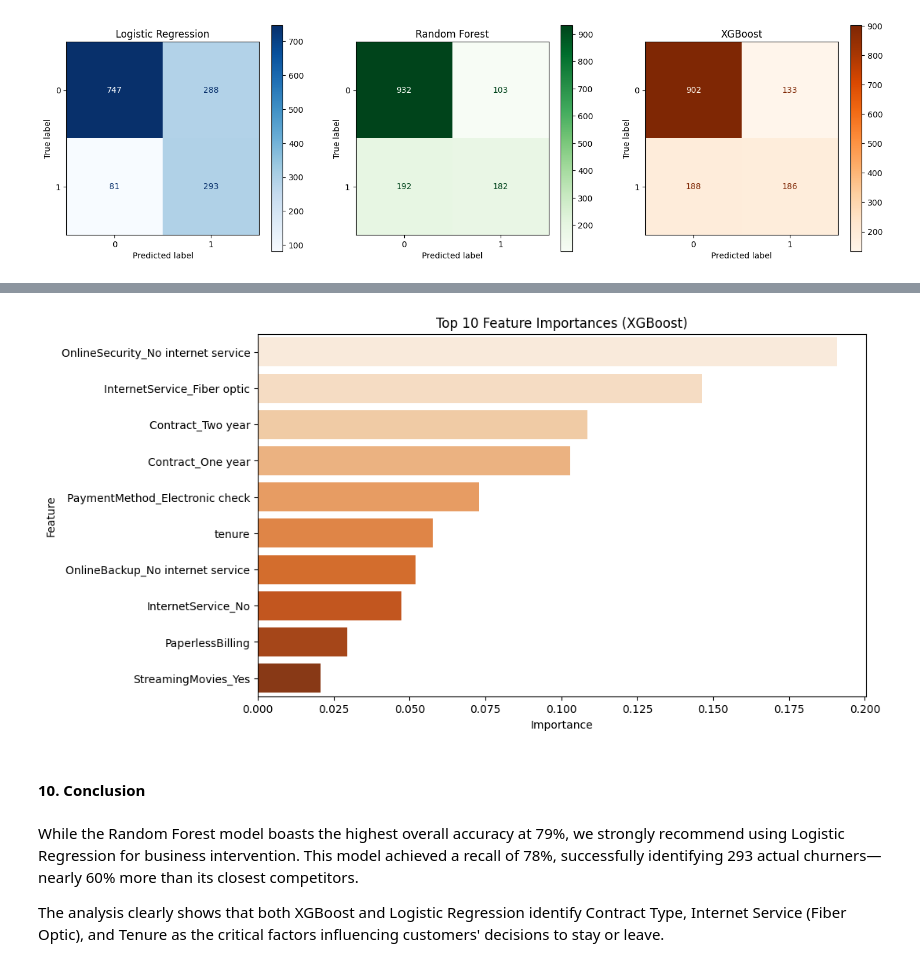
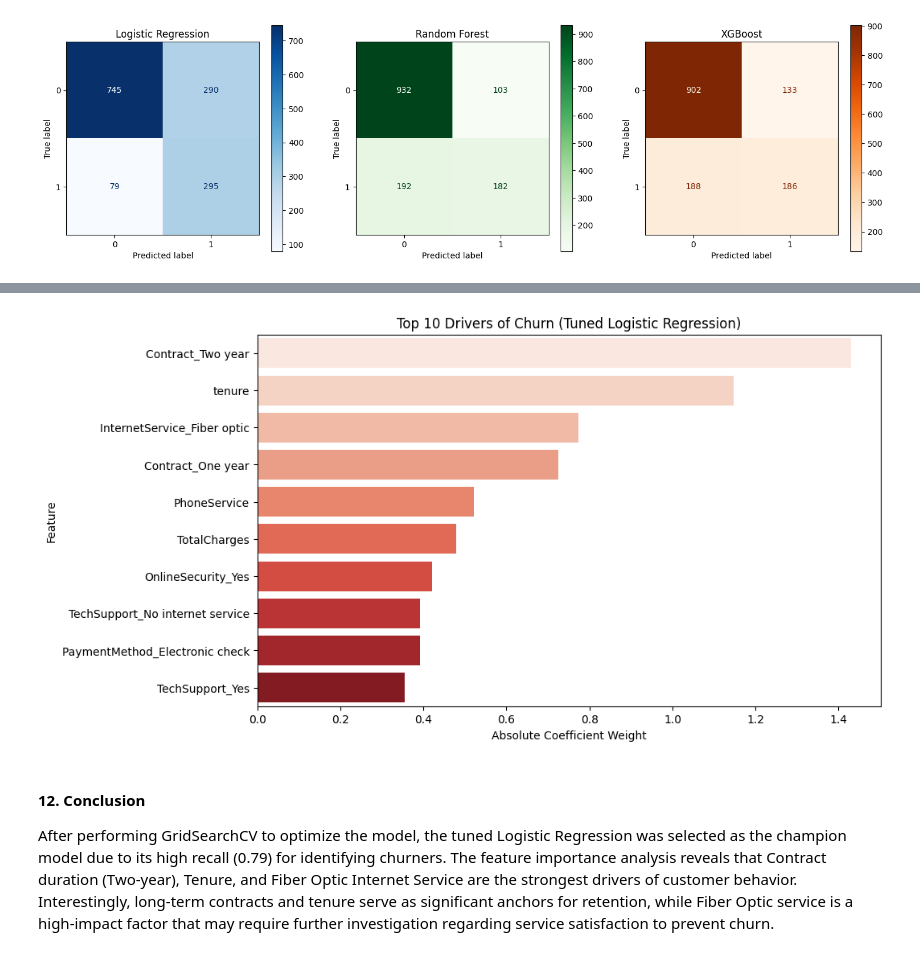
Before and after one commit to skearkorful/Springboard-Challenge, a Jupyter notebook: Capstone Two - Telco Customer Churn (Modeling).ipynb, the cells around one changed output, grey strips where cells are left out. Saved outputs shown, nothing was run; the diff lists cells and outputs as text; code cells hidden in the pictures.

Commit message:
Grid searching was done as instructed by my mentor

```diff
--- a/Capstone Two - Telco Customer Churn (Modeling).ipynb
+++ b/Capstone Two - Telco Customer Churn (Modeling).ipynb
@@ -121,0 +113,11 @@ telco_df['gender'] = telco_df['gender'].map({'Male': 1, 'Female': 0})
+# %%
+# Visualize outliers with boxplots for numeric columns
+plt.figure(figsize=(12, 6))
+cols = ['tenure', 'MonthlyCharges', 'TotalCharges']
+for i, col in enumerate(cols, 1):
+    plt.subplot(1, 3, i)
+    sns.boxplot(y=telco_df[col], color='skyblue')
+    plt.title(f'Outlier Boxplot of {col}')
+
+plt.tight_layout()
+plt.show()
@@ -182,0 +207,19 @@ y_pred_xgb = xgb_model.predict(X_test)
+# %%
+param_grid_log = {
+    'C': [0.01, 0.1, 1, 10],  # Regularization strength
+    'penalty': ['l1', 'l2'],       # Type of penalty
+    'solver': ['liblinear']         # Necessary for l1 penalty
+}
+
+grid_log = GridSearchCV(LogisticRegression(class_weight='balanced', random_state=42),
+                        param_grid_log, cv=5, scoring='recall')
+
+grid_log.fit(X_train, y_train)
+
+# This is now your "Best" model
+best_logreg = grid_log.best_estimator_
+
+print(f"Best Parameters Found: {grid_log.best_params_}")
+
+# Update your prediction variable for the final report
+y_pred_log = best_logreg.predict(X_test)
@@ -236,16 +279,14 @@ plt.show()
 # %%
-# Extract importance from your tuned XGBoost model
-xgb_importance = pd.DataFrame({'Feature': X_train.columns, 'Importance': best_model.feature_importances_}).sort_values(by='Importance', ascending=False)
+# Extract importance from your tuned Logistic Regression model
+logreg_importance = pd.DataFrame({'Feature': X_train.columns, 'Weight': np.abs(best_logreg.coef_[0])}).sort_values(by='Weight', ascending=False)
 
 plt.figure(figsize=(10, 6))
-sns.barplot(x='Importance', y='Feature', data=xgb_importance.head(10), hue='Feature', palette='Oranges', legend=False)
-plt.title('Top 10 Feature Importances (XGBoost)') # Notice the name change
+sns.barplot(x='Weight', y='Feature', data=logreg_importance.head(10), hue='Feature', palette='Reds', legend=False)
+plt.title('Top 10 Drivers of Churn (Tuned Logistic Regression)')
+plt.xlabel('Absolute Coefficient Weight')
 plt.show()
 # %% [output]
-[figure, old version]
+[figure, new version]
 # %% [markdown]
-#### 10. Conclusion
+#### 12. Conclusion
+After performing GridSearchCV to optimize the model, the tuned Logistic Regression was selected as the champion model due to its high recall (0.79) for identifying churners. The feature importance analysis reveals that Contract duration (Two-year), Tenure, and Fiber Optic Internet Service are the strongest drivers of customer behavior. Interestingly, long-term contracts and tenure serve as significant anchors for retention, while Fiber Optic service is a high-impact factor that may require further investigation regarding service satisfaction to prevent churn.
-# %% [markdown]
-While the Random Forest model boasts the highest overall accuracy at 79%, we strongly recommend using Logistic Regression for business intervention. This model achieved a recall of 78%, successfully identifying 293 actual churners—nearly 60% more than its closest competitors.
-
-The analysis clearly shows that both XGBoost and Logistic Regression identify Contract Type, Internet Service (Fiber Optic), and Tenure as the critical factors influencing customers' decisions to stay or leave.
```
Also changed, not shown: parts of 30 cells of this notebook.
